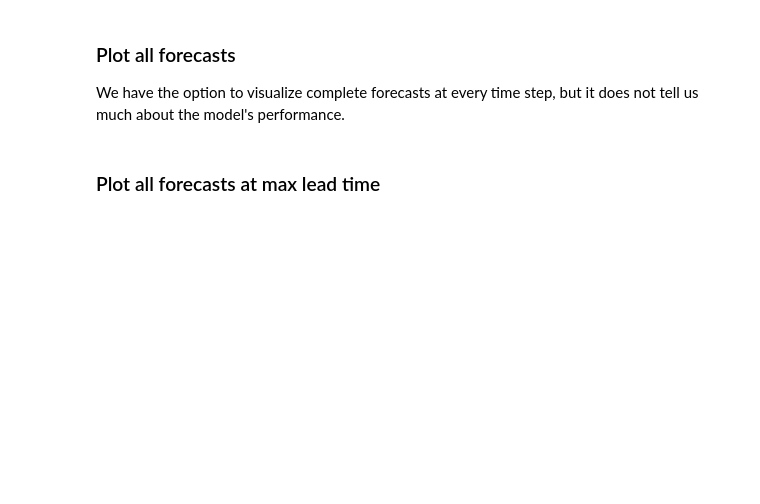
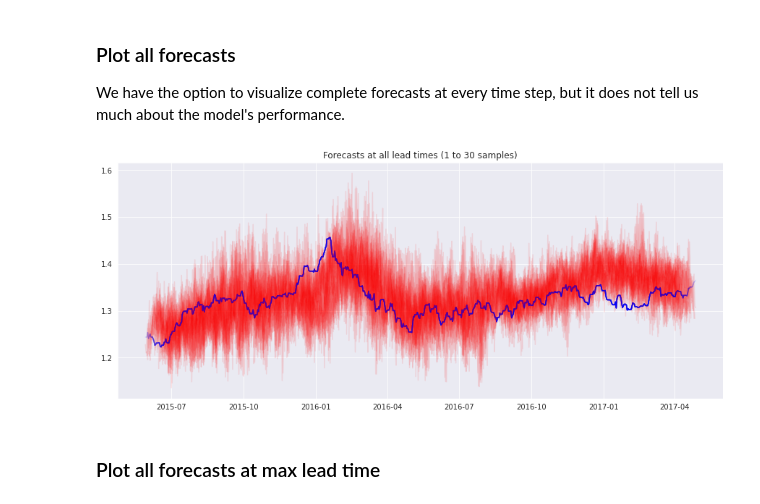
Before and after one commit to VectorInstitute/forecasting-with-dl, a Jupyter notebook: demos/demo1_prophet_neuralprophet_testset.ipynb, the cells around one changed output. Cells and saved outputs as stored; diff of their text form; code cells hidden in the pictures; blank space fills up the shorter version.

```diff
--- a/demos/demo1_prophet_neuralprophet_testset.ipynb
+++ b/demos/demo1_prophet_neuralprophet_testset.ipynb
@@ -601,7 +603,7 @@ def collect_np_forecasts(np_model, test_dataset):
         y = y.reset_index().rename({'date':'ds', 'USD_CLOSE':'y'}, axis=1).drop('index', axis=1)
 
         np_future_df = np_model.make_future_dataframe(x, periods=len(y))
-        np_forecast = np_model.predict(np_future_df, decompose=False)
+        np_forecast = np_model.predict(np_future_df, decompose=False, raw=True)
         fc_series = yhat_from_neuralprophet_forecast(np_forecast, y_d)
         forecasts.append(fc_series)
 
@@ -630,15 +650,18 @@ np_baseline_error_metrics, fcs = compute_np_error_metrics(forecasts)
 
 We have the option to visualize complete forecasts at every time step, but it does not tell us much about the model's performance.
 # %%
-fig, ax = plt.subplots(figsize=(8,3))
+fig, ax = plt.subplots(figsize=(15,6))
 
 for i in range(len(forecasts)):
 
     fc = forecasts[i]
     gt = test_df.loc[test_df.date.isin(fc.index)]
 
     ax.plot(fc.index[:], fc[:], alpha=0.1, color='red')
     ax.plot(gt.date, gt['USD_CLOSE'], alpha=0.1, color='blue')
 plt.title(f"Forecasts at all lead times (1 to {lead_time} samples)")
+plt.show()
+# %% [output]
+[figure, added]
 # %% [markdown]
 ### Plot all forecasts at max lead time
```
Also changed, not shown: parts of 24 cells of this notebook.
